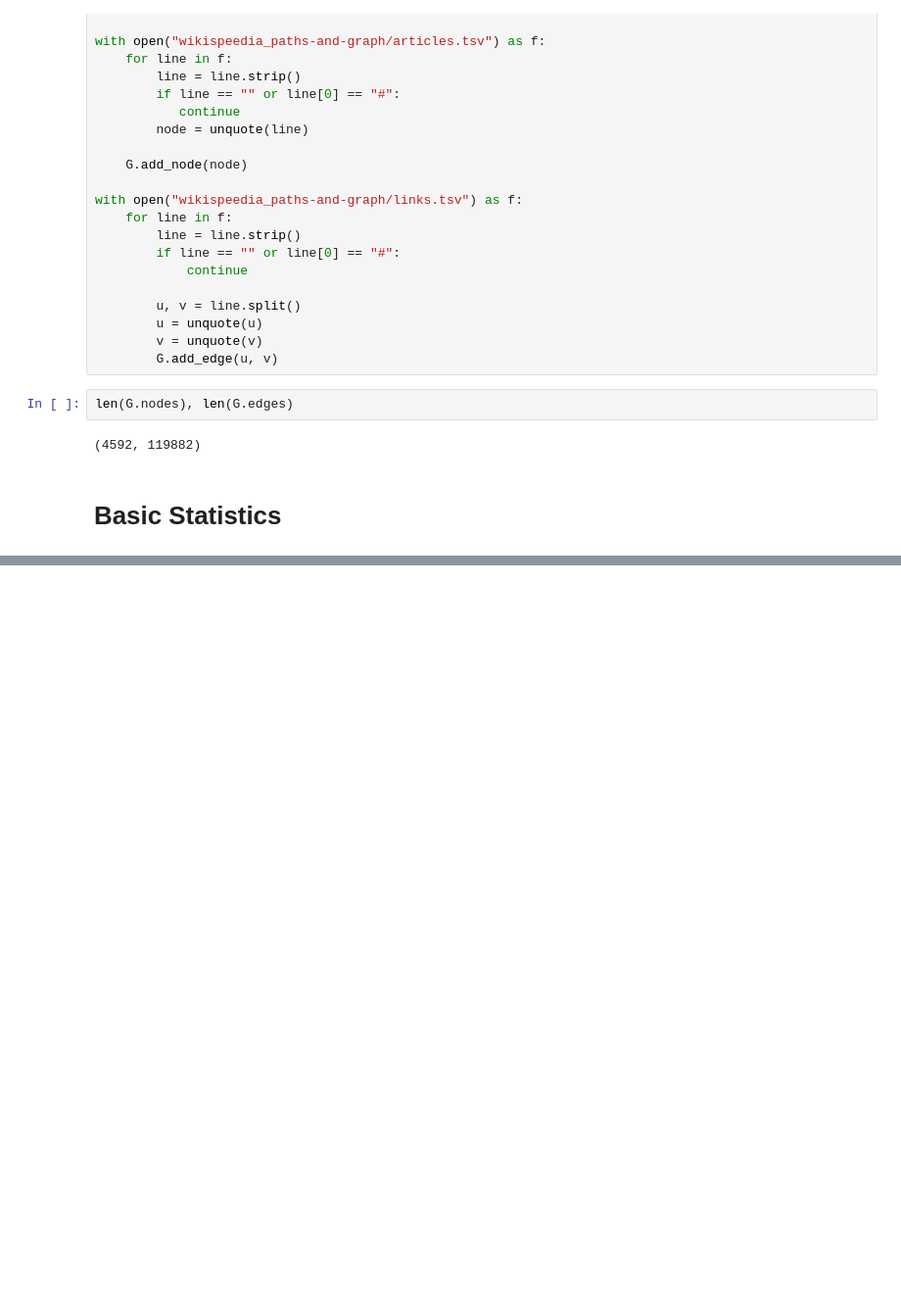
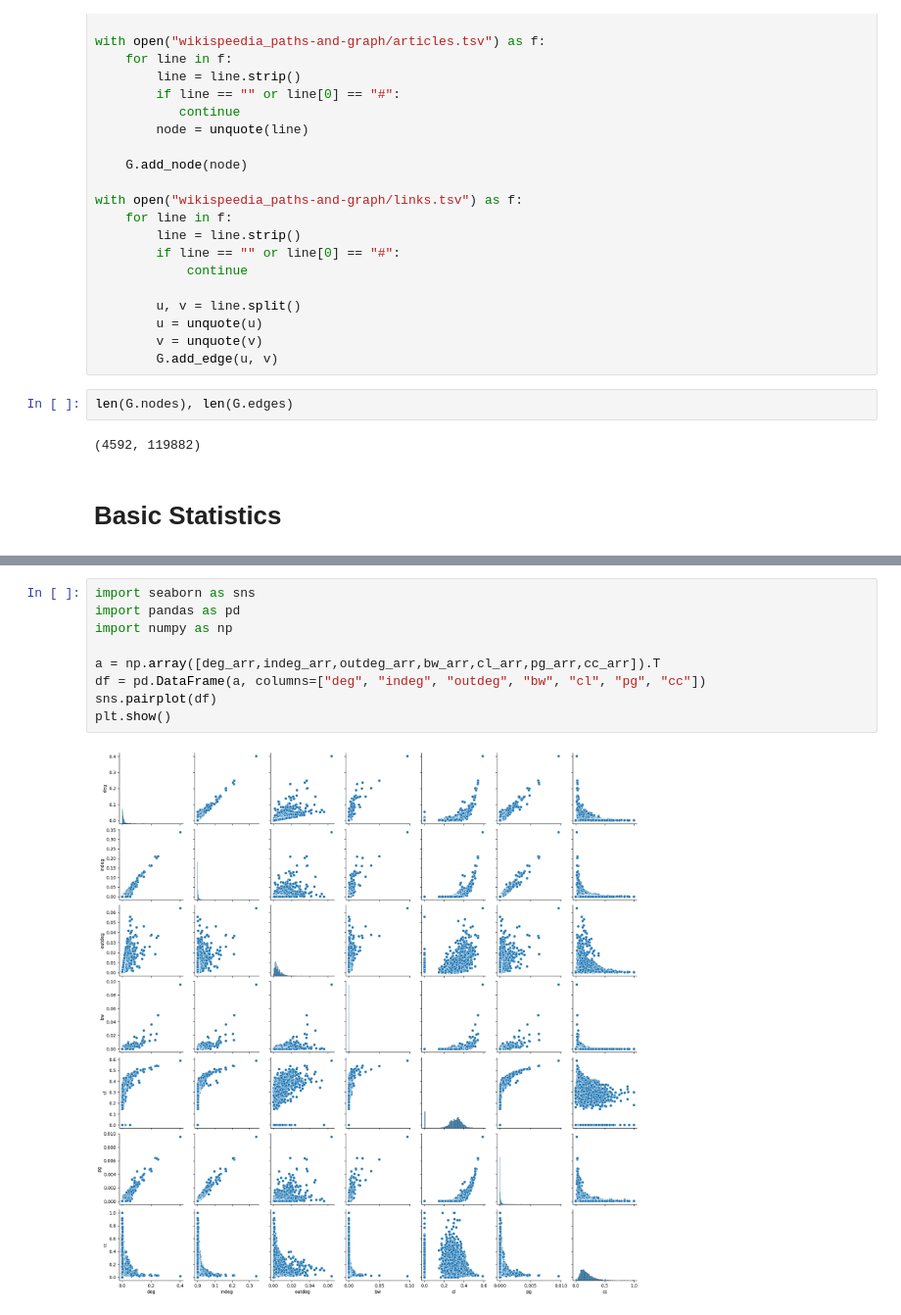
Before and after one commit to iinmv2486/ML_Textbook-pytorch-, a Jupyter notebook: Data_science/NetworkAnalysis.ipynb, the cells around one changed output, grey strips where cells are left out. Shown at 98% size. Drawn from its saved outputs; the diff is of its cells as text; blank space fills up the shorter version.

```diff
--- a/Data_science/NetworkAnalysis.ipynb
+++ b/Data_science/NetworkAnalysis.ipynb
@@ -93,0 +169,11 @@ Density: 0.011372993821421552
+# %%
+import seaborn as sns
+import pandas as pd
+import numpy as np
+
+a = np.array([deg_arr,indeg_arr,outdeg_arr,bw_arr,cl_arr,pg_arr,cc_arr]).T
+df = pd.DataFrame(a, columns=["deg", "indeg", "outdeg", "bw", "cl", "pg", "cc"])
+sns.pairplot(df)
+plt.show()
+# %% [output]
+[figure, added]
```
Also changed, not shown: parts of 6 cells of this notebook.
